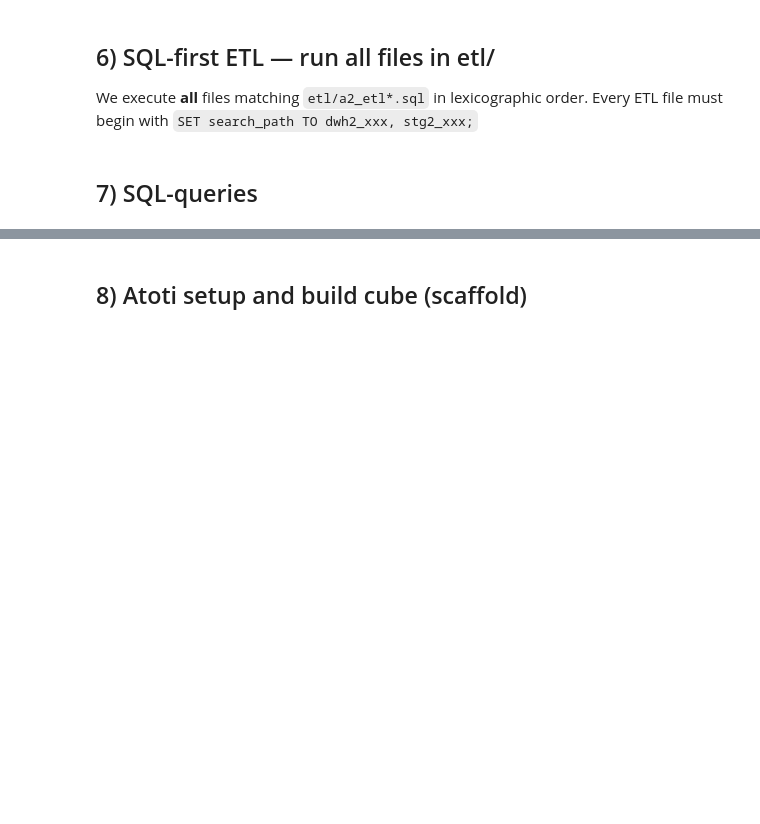
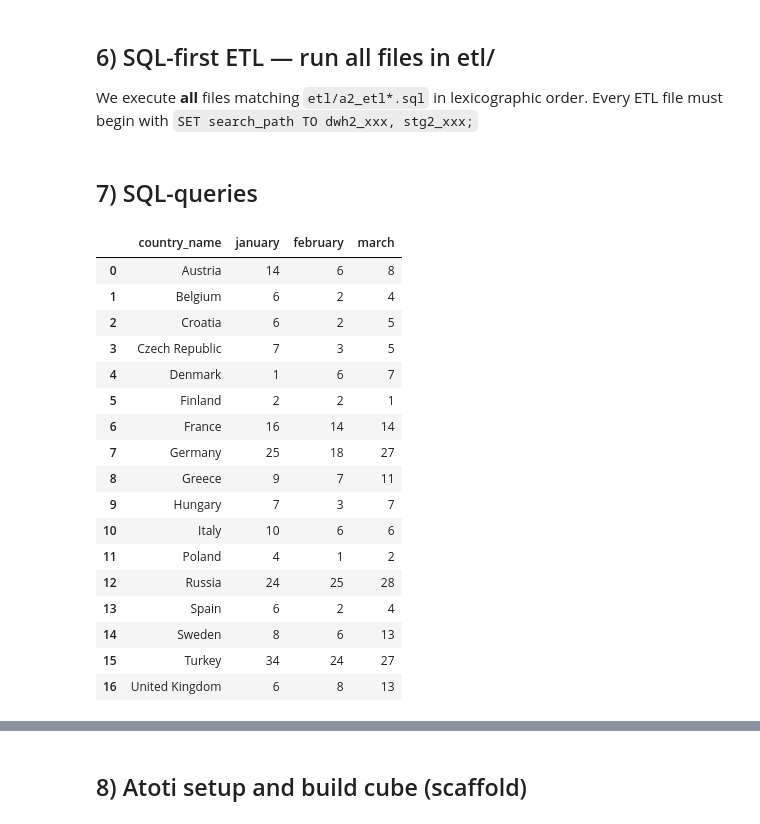
Before and after one commit to philippmoessner/tuwien_bi, a Jupyter notebook: DWH2_080/AirQ_Part2_080.ipynb, the cells around one changed output, grey strips where cells are left out. Drawn from its saved outputs; the diff is of its cells as text; code cells hidden in the pictures; blank space fills up the shorter version.

```diff
--- a/DWH2_080/AirQ_Part2_080.ipynb
+++ b/DWH2_080/AirQ_Part2_080.ipynb
@@ -359,3 +359,27 @@ else:
         run_sqlscript(s, engine=engine, progress=VERBOSE_SQL)
 # %% [markdown]
 ## 7) SQL-queries
+# %%
+# Business question Q01
+# Exceeded days of param "PM2" in Q1 of 2024 by country
+df = run_sqlscript("sql/a2_q01.sql", engine=engine, progress=VERBOSE_SQL)
+display(df)
+# %% [output]
+|  | country_name | january | february | march |
+| 0 | Austria | 14 | 6 | 8 |
+| 1 | Belgium | 6 | 2 | 4 |
+| 2 | Croatia | 6 | 2 | 5 |
+| 3 | Czech Republic | 7 | 3 | 5 |
+| 4 | Denmark | 1 | 6 | 7 |
+| 5 | Finland | 2 | 2 | 1 |
+| 6 | France | 16 | 14 | 14 |
+| 7 | Germany | 25 | 18 | 27 |
+| 8 | Greece | 9 | 7 | 11 |
+| 9 | Hungary | 7 | 3 | 7 |
+| 10 | Italy | 10 | 6 | 6 |
+| 11 | Poland | 4 | 1 | 2 |
+| 12 | Russia | 24 | 25 | 28 |
+| 13 | Spain | 6 | 2 | 4 |
+| 14 | Sweden | 8 | 6 | 13 |
+| 15 | Turkey | 34 | 24 | 27 |
+| 16 | United Kingdom | 6 | 8 | 13 |
```
Also changed, not shown: parts of 14 cells of this notebook, 8 other files.
